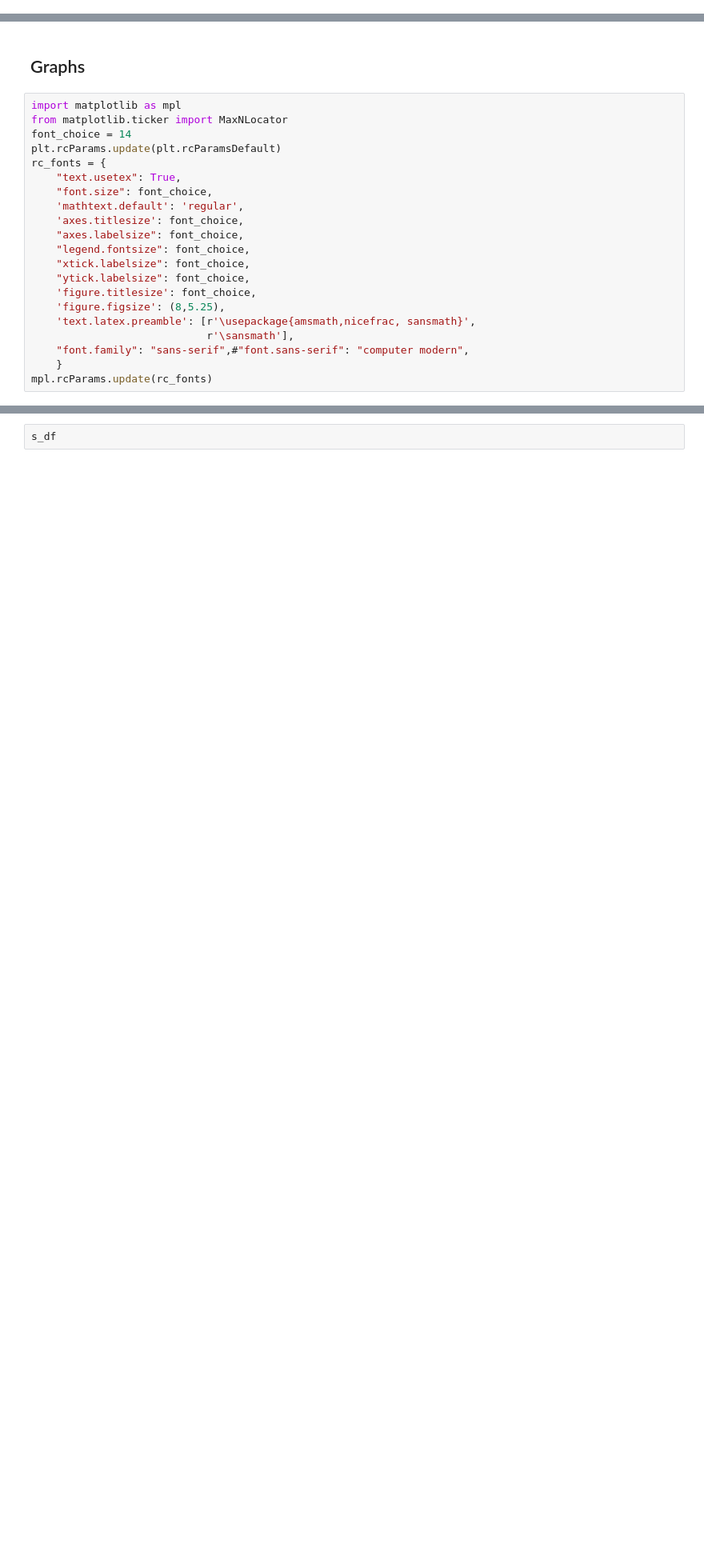
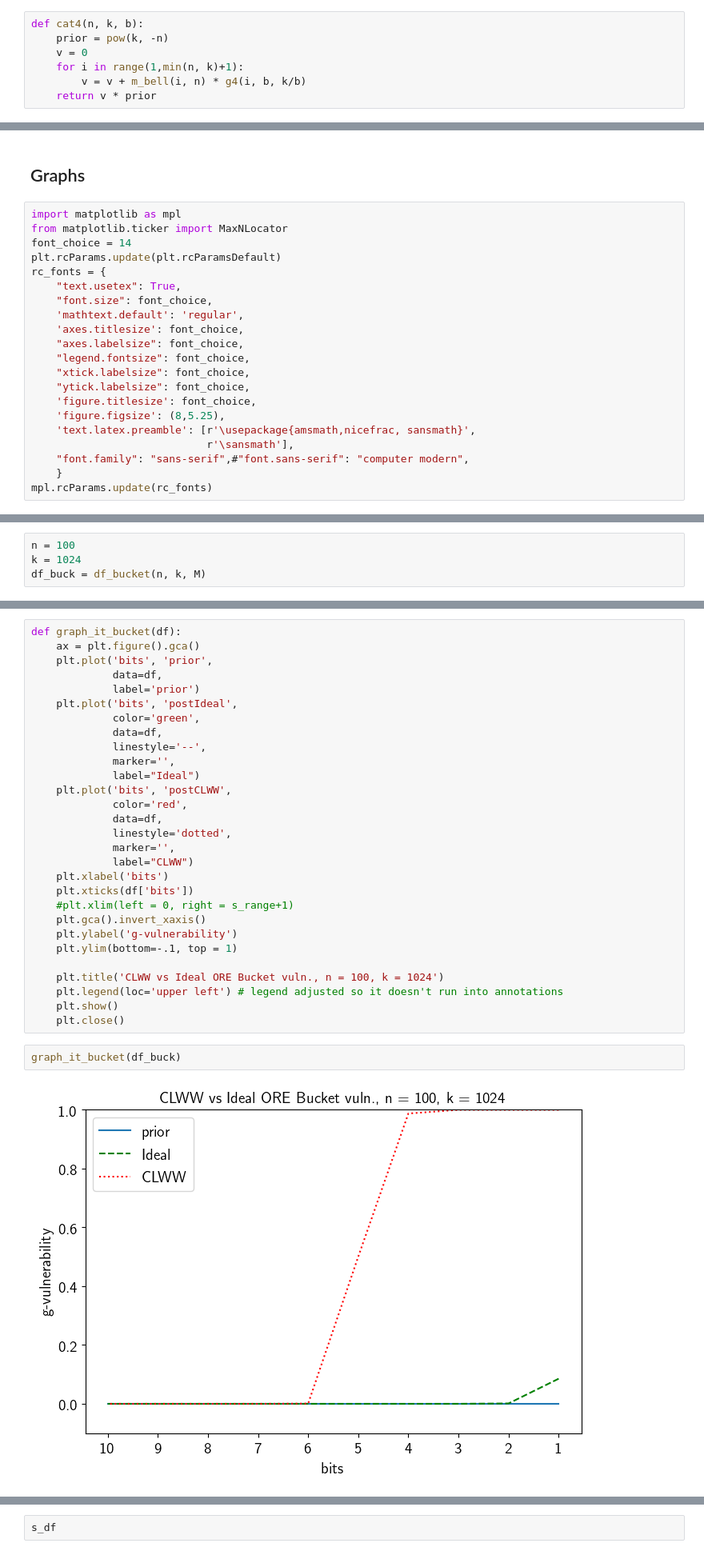
Before and after one commit to majk12/ore, a Jupyter notebook: Bucket.ipynb, the cells around one changed output, grey strips where cells are left out. Shown at 80% size. Cells and saved outputs as stored; diff of their text form; blank space fills up the shorter version.

```diff
--- a/Bucket.ipynb
+++ b/Bucket.ipynb
@@ -59,0 +72,7 @@ print(uni_ore_clww_bayes(n, k, M))
+# %%
+def cat4(n, k, b):
+    prior = pow(k, -n)
+    v = 0
+    for i in range(1,min(n, k)+1):
+        v = v + m_bell(i, n) * g4(i, b, k/b)
+    return v * prior
@@ -82,0 +131,4 @@ mpl.rcParams.update(rc_fonts)
+# %%
+n = 100
+k = 1024
+df_buck = df_bucket(n, k, M)
@@ -82,0 +163,33 @@ mpl.rcParams.update(rc_fonts)
+# %%
+def graph_it_bucket(df):
+    ax = plt.figure().gca()
+    plt.plot('bits', 'prior',
+             data=df,
+             label='prior')
+    plt.plot('bits', 'postIdeal',
+             color='green',
+             data=df,
+             linestyle='--',
+             marker='',
+             label="Ideal")
+    plt.plot('bits', 'postCLWW',
+             color='red',
+             data=df,
+             linestyle='dotted',
+             marker='',
+             label="CLWW")
+    plt.xlabel('bits')
+    plt.xticks(df['bits'])
+    #plt.xlim(left = 0, right = s_range+1)
+    plt.gca().invert_xaxis()
+    plt.ylabel('g-vulnerability')
+    plt.ylim(bottom=-.1, top = 1)
+
+    plt.title('CLWW vs Ideal ORE Bucket vuln., n = 100, k = 1024')
+    plt.legend(loc='upper left') # legend adjusted so it doesn't run into annotations
+    plt.show()
+    plt.close()
+# %%
+graph_it_bucket(df_buck)
+# %% [output]
+[figure, added]
```
Also changed, not shown: parts of 22 cells of this notebook.
